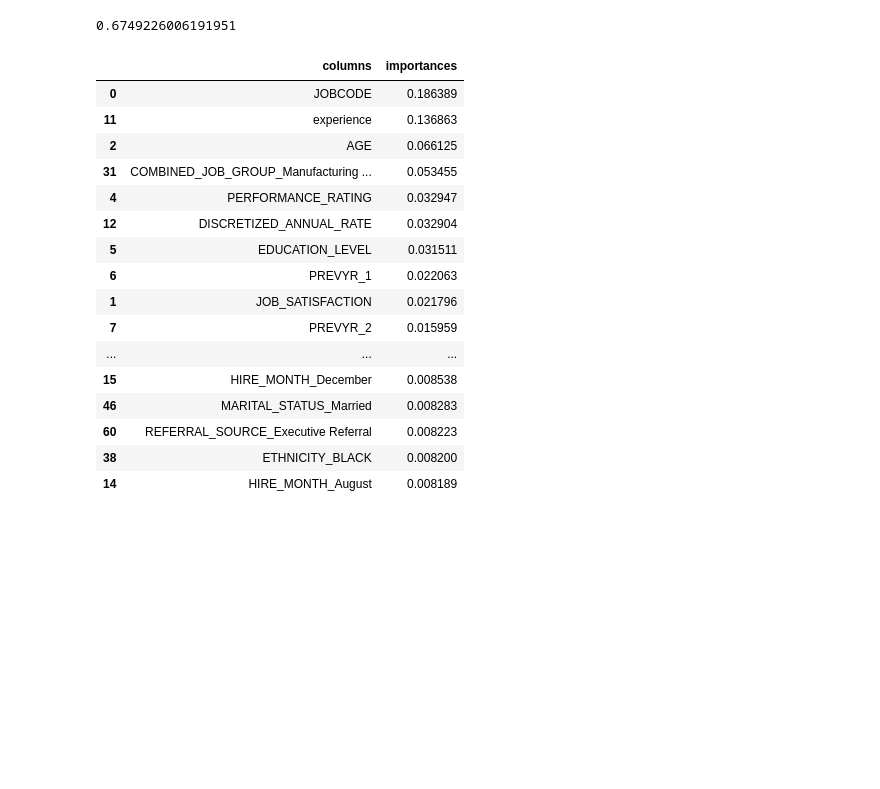
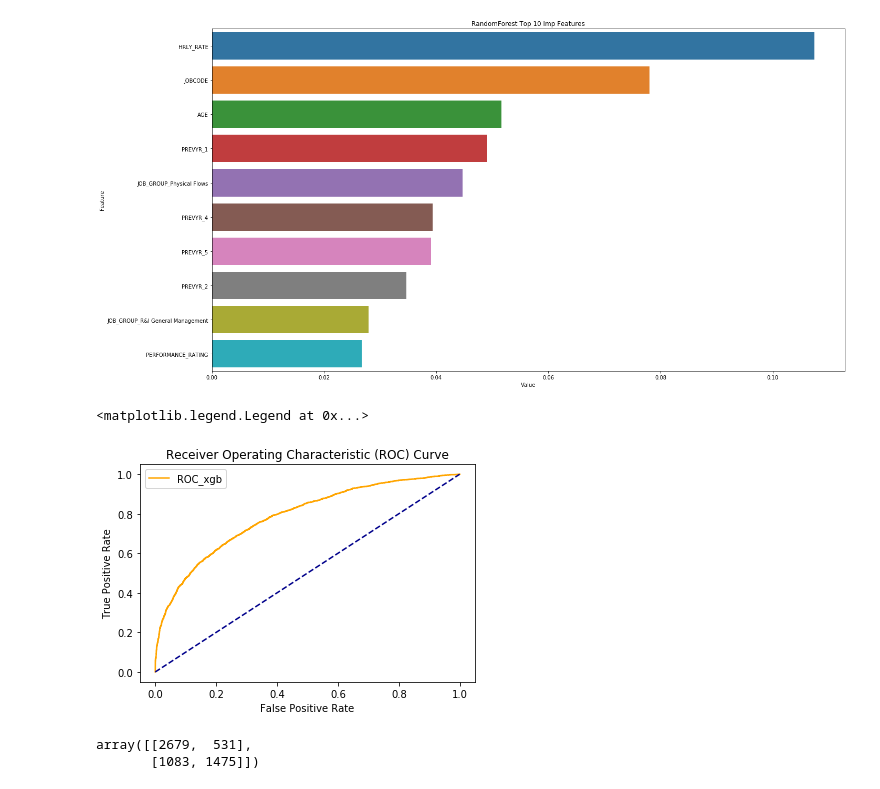
Before and after one commit to vbhuvana7/employee-attrition-prediction, a Jupyter notebook: Python/RandomForest.ipynb, the cells around one changed output. Cells and saved outputs as stored; diff of their text form; code cells hidden in the pictures; blank space fills up the shorter version.

Commit message:
Changes to add all models in separate files  and clean code

```diff
--- a/Python/RandomForest.ipynb
+++ b/Python/RandomForest.ipynb
@@ -72,5 +31,6 @@ x_train, x_test, y_train, y_test = train_test_split(x, y, test_size=0.30, random
 # %%
-rf_model = RandomForestRegressor(max_leaf_nodes = 40, random_state=0) #76% accuracy
-#rf_model = RandomForestRegressor(random_state=5,max_depth=15,n_estimators=150)
+#rf_model = RandomForestClassifier(max_leaf_nodes = 40, random_state=0) #70% accuracy
+rf_model = RandomForestClassifier(random_state=5,max_depth=15,n_estimators=100)
 rf_model.fit(x_train, y_train)
 y_pred = rf_model.predict(x_test)
+print(accuracy_score(y_pred,y_test))
@@ -106,11 +38,0 @@ results[:20]
-# %%
-x=df.drop(['EMP_ID', 'ANNUAL_RATE', 'HRLY_RATE', 'STATUS', 'JOB_GROUP','A', 'B', 'C', 'D', 'E'], axis=1)
-y=df['STATUS']
-# %%
-x = pd.get_dummies(x, columns=['HIRE_MONTH', 'COMBINED_JOB_GROUP', 'ETHNICITY', 'SEX', 'MARITAL_STATUS', 'NUMBER_OF_TEAM_CHANGED', 'REFERRAL_SOURCE', 'IS_FIRST_JOB', 'TRAVELLED_REQUIRED', 'DISABLED_EMP', 'DISABLED_VET'])
-# %%
-from sklearn.preprocessing import LabelEncoder
-label_encoder = LabelEncoder()
-columns_to_be_encoded = ['JOB_SATISFACTION','EDUCATION_LEVEL','PREVYR_1','PREVYR_2','PREVYR_3','PREVYR_4','PREVYR_5','experience','DISCRETIZED_ANNUAL_RATE']
-for column in columns_to_be_encoded:
-    x[column] = label_encoder.fit_transform(x[column])
@@ -119,33 +39,10 @@ x_train, x_test, y_train, y_test = train_test_split(x, y, test_size=0.30, random
-# %%
-from sklearn.tree import DecisionTreeClassifier
-np.random.seed(111)
-clf = DecisionTreeClassifier(random_state=0).fit(x_train, y_train)
-y_pred = clf.predict(x_test)
-print(accuracy_score(y_pred,y_test))
-# %% [output]
-0.6749226006191951
-# %%
-results=pd.DataFrame()
-results['columns']=x_train.columns
-results['importances'] = clf.feature_importances_
-results.sort_values(by='importances',ascending=False,inplace=True)
-
-results[:20]
-# %% [output]
-|  | columns | importances |
-| 0 | JOBCODE | 0.186389 |
-| 11 | experience | 0.136863 |
-| 2 | AGE | 0.066125 |
-| 31 | COMBINED_JOB_GROUP_Manufacturing ... | 0.053455 |
-| 4 | PERFORMANCE_RATING | 0.032947 |
-| 12 | DISCRETIZED_ANNUAL_RATE | 0.032904 |
-| 5 | EDUCATION_LEVEL | 0.031511 |
-| 6 | PREVYR_1 | 0.022063 |
-| 1 | JOB_SATISFACTION | 0.021796 |
-| 7 | PREVYR_2 | 0.015959 |
-| ... | ... | ... |
-| 15 | HIRE_MONTH_December | 0.008538 |
-| 46 | MARITAL_STATUS_Married | 0.008283 |
-| 60 | REFERRAL_SOURCE_Executive Referral | 0.008223 |
-| 38 | ETHNICITY_BLACK | 0.008200 |
-| 14 | HIRE_MONTH_August | 0.008189 |
+# %%
+feature_imp = pd.DataFrame(sorted(zip(rf_model.feature_importances_,x.columns)), columns=['Value','Feature'])
+feature_imp_top_10 = feature_imp.sort_values(by = 'Value',ascending=False).reset_index(drop=True)[:10]
+plt.figure(figsize=(20, 10))
+sns.barplot(x="Value", y="Feature", data=feature_imp_top_10)
+plt.title('RandomForest Top 10 Imp Features')
+plt.tight_layout()
+plt.show()
+# %% [output]
+[figure, added]
@@ -151,0 +51,18 @@ results[:20]
+# %%
+plt.figure(0).clf()
+fpr, tpr, thresh = metrics.roc_curve(y_test, y_pred_prob)
+auc = metrics.roc_auc_score(y_test, y_pred_prob)
+plt.plot(fpr, tpr, color='orange', label='ROC_xgb')
+plt.plot([0, 1], [0, 1], color='darkblue', linestyle='--')
+plt.xlabel('False Positive Rate')
+plt.ylabel('True Positive Rate')
+plt.title('Receiver Operating Characteristic (ROC) Curve')
+plt.legend(loc=0)
+# %% [output]
+<matplotlib.legend.Legend at 0x...>
+[figure, added]
+# %%
+confusion_matrix(y_test, y_pred)
+# %% [output]
+array([[2679,  531],
+       [1083, 1475]])
```
Also changed, not shown: parts of 19 cells of this notebook, 20 other files.
